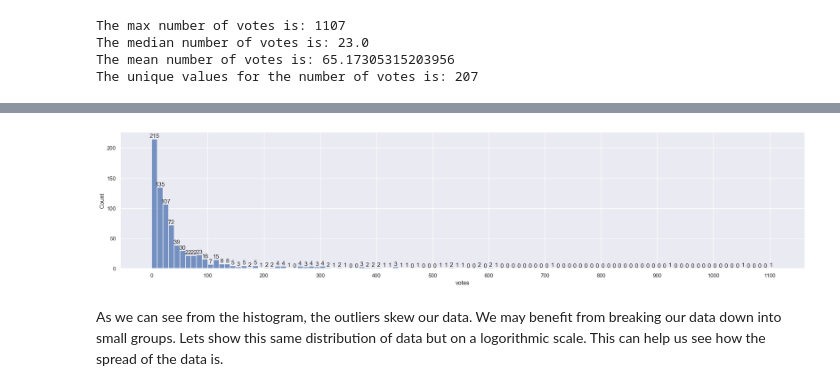
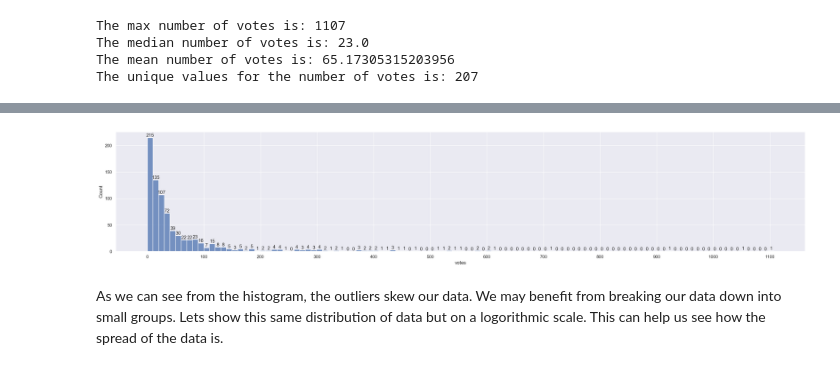
Before and after one commit to LeeMerrow/Pokemon-Popularity, a Jupyter notebook: Pokemon.ipynb, the cells around one changed output, grey strips where cells are left out. Saved outputs shown, nothing was run; the diff lists cells and outputs as text; code cells hidden in the pictures.

```diff
--- a/Pokemon.ipynb
+++ b/Pokemon.ipynb
@@ -375,19 +376,20 @@ plt.savefig('plots/poke_heatmap.png')
 # %%
 # Using a histogram to show the spread of votes
 sns.set(style='darkgrid', rc={'figure.figsize':(25, 5)})
 
 hist_votes = sns.histplot(data=poke, x='votes', binwidth=10)
 
 hist_votes.bar_label(hist_votes.containers[0])
 hist_votes.set_xticks(np.arange(0,1101,100))
+plt.tight_layout()
 
 # Makes plots directory if it doesn't exist and then save the plot as a png file
 if not os.path.exists('plots'):
     os.makedirs('plots')
 plt.savefig('plots/poke_histplot.png')
 plt.show(hist_votes)
 # %% [output]
-[figure, old version]
+[figure, new version]
 # %% [markdown]
 As we can see from the histogram, the outliers skew our data. We may benefit from breaking our data down into small groups. Lets show this same distribution of data but on a logorithmic scale. This can help us see how the spread of the data is.
 # %%
```
Also changed, not shown: parts of 8 cells of this notebook, 7 other files.
